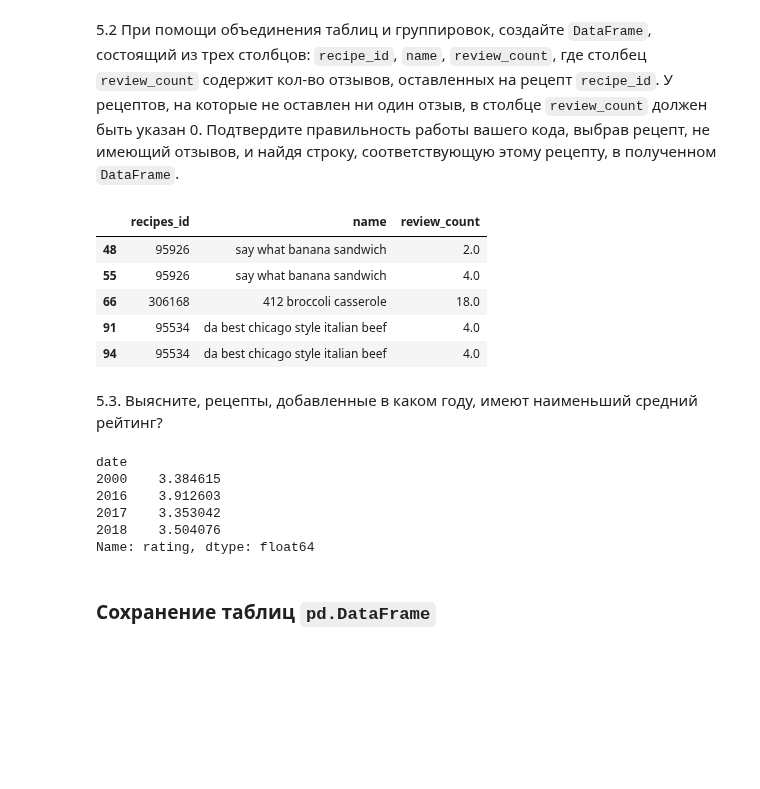
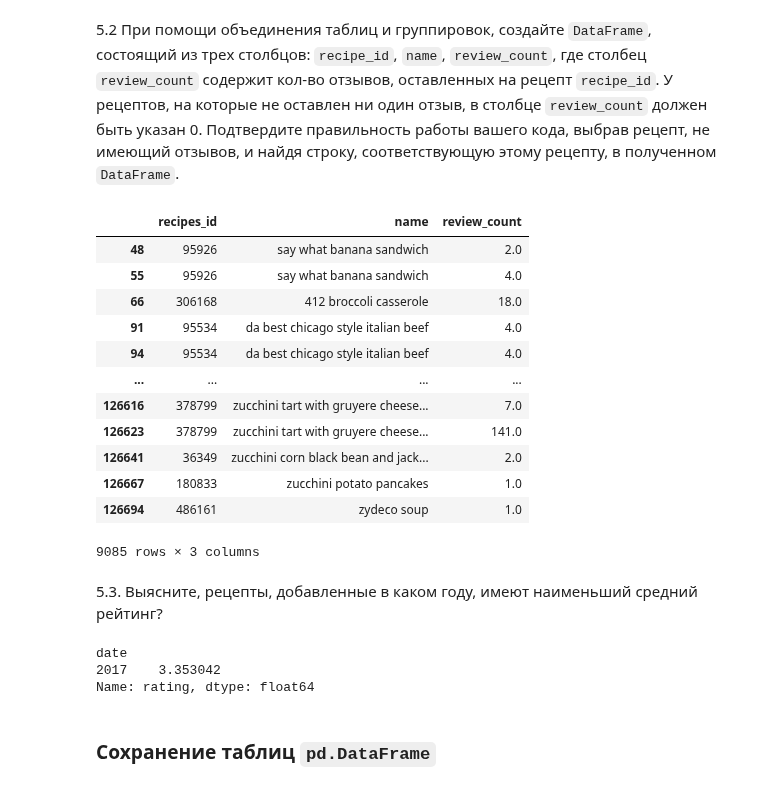
Before and after one commit to AknasMacefg/ITiABD, a Jupyter notebook: ТОД/02_pandas/02_pandas_ИД23-1_Маслов_Александр_в2.ipynb, the cells around one changed output. Drawn from its saved outputs; the diff is of its cells as text; code cells hidden in the pictures; blank space fills up the shorter version.

```diff
--- a/ТОД/02_pandas/02_pandas_ИД23-1_Маслов_Александр_в2.ipynb
+++ b/ТОД/02_pandas/02_pandas_ИД23-1_Маслов_Александр_в2.ipynb
@@ -420,25 +427,29 @@ arr3
 # %%
 arr3['review_count'] = arr3.groupby('id').count()['rating']
 arr3 = arr3.dropna(subset=['review_count']).loc[:, ['id', 'name', 'review_count']].rename(columns={'id': 'recipes_id'})
-arr3.head()
+arr3
 # %% [output]
 |  | recipes_id | name | review_count |
 | 48 | 95926 | say what banana sandwich | 2.0 |
 | 55 | 95926 | say what banana sandwich | 4.0 |
 | 66 | 306168 | 412 broccoli casserole | 18.0 |
 | 91 | 95534 | da best chicago style italian beef | 4.0 |
 | 94 | 95534 | da best chicago style italian beef | 4.0 |
+| ... | ... | ... | ... |
+| 126616 | 378799 | zucchini tart with gruyere cheese... | 7.0 |
+| 126623 | 378799 | zucchini tart with gruyere cheese... | 141.0 |
+| 126641 | 36349 | zucchini corn black bean and jack... | 2.0 |
+| 126667 | 180833 | zucchini potato pancakes | 1.0 |
+| 126694 | 486161 | zydeco soup | 1.0 |
+9085 rows × 3 columns
 # %% [markdown]
 5.3. Выясните, рецепты, добавленные в каком году, имеют наименьший средний рейтинг?
 # %%
-avg_rating_per_year = arr2.groupby(arr2['date'].dt.year)['rating'].mean()
-avg_rating_per_year[avg_rating_per_year < avg_rating_per_year.quantile(q=0.2)]
+arr4 = arr2.groupby(arr2['date'].dt.year)['rating'].mean()
+arr4[arr4 == arr4.min()]
 # %% [output]
 date
-2000    3.384615
-2016    3.912603
 2017    3.353042
-2018    3.504076
 Name: rating, dtype: float64
 # %% [markdown]
 ### Сохранение таблиц `pd.DataFrame`
```
Also changed, not shown: parts of 3 cells of this notebook.
